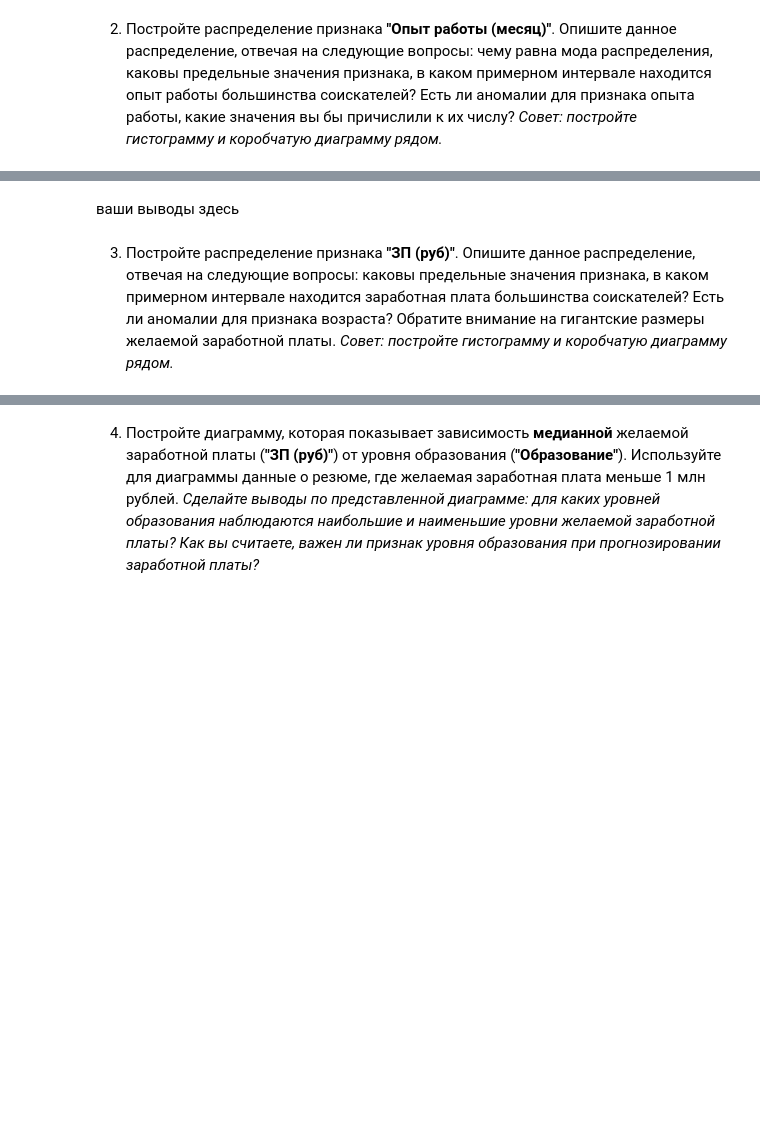
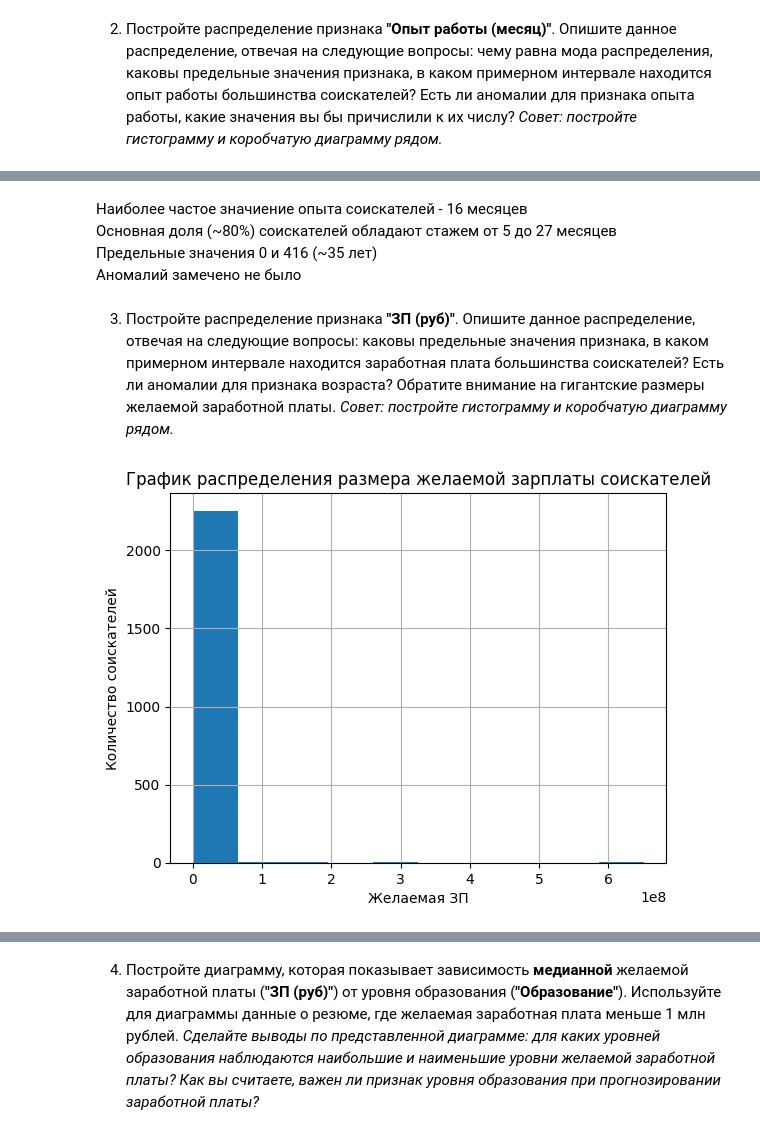
Before and after one commit to Slava0505/hh_resume_EDA, a Jupyter notebook: hh_resume_EDA.ipynb, the cells around one changed output, grey strips where cells are left out. Drawn from its saved outputs; the diff is of its cells as text; code cells hidden in the pictures; blank space fills up the shorter version.

```diff
--- a/hh_resume_EDA.ipynb
+++ b/hh_resume_EDA.ipynb
@@ -359,7 +420,18 @@ Name: Возраст, dtype: float64
 # %% [markdown]
-ваши выводы здесь
+Наиболее частое значиение опыта соискателей - 16 месяцев
+Основная доля (\~80%) соискателей обладают стажем от 5 до 27 месяцев
+Предельные значения 0 и 416 (\~35 лет)
+Аномалий замечено не было
 # %% [markdown]
 3. Постройте распределение признака **"ЗП (руб)"**. Опишите данное распределение, отвечая на следующие вопросы: каковы предельные значения признака, в каком примерном интервале находится заработная плата большинства соискателей? Есть ли аномалии для признака возраста? Обратите внимание на гигантские размеры желаемой заработной платы.
 *Совет: постройте гистограмму и коробчатую диаграмму рядом.*
 # %%
-# ваш код здесь
+view_col = 'ЗП (руб)'
+# %%
+df[view_col].hist()
+plt.title('График распределения размера желаемой зарплаты соискателей')
+plt.ylabel('Количество соискателей')
+plt.xlabel('Желаемая ЗП')
+plt.show()
+# %% [output]
+[figure, added]
```
Also changed, not shown: parts of 18 cells of this notebook.
